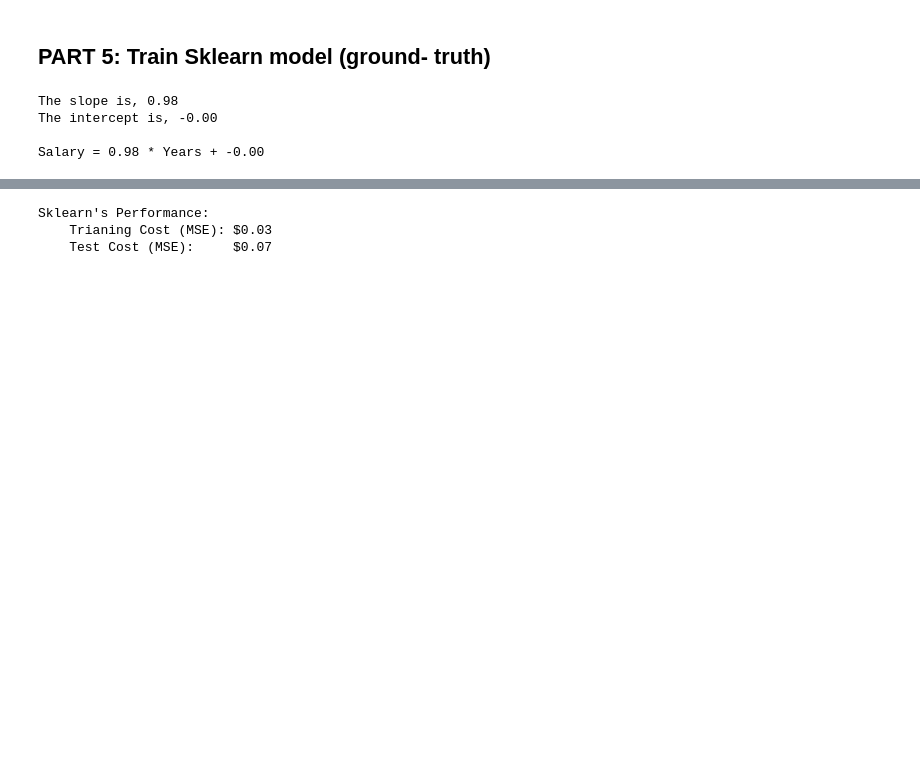
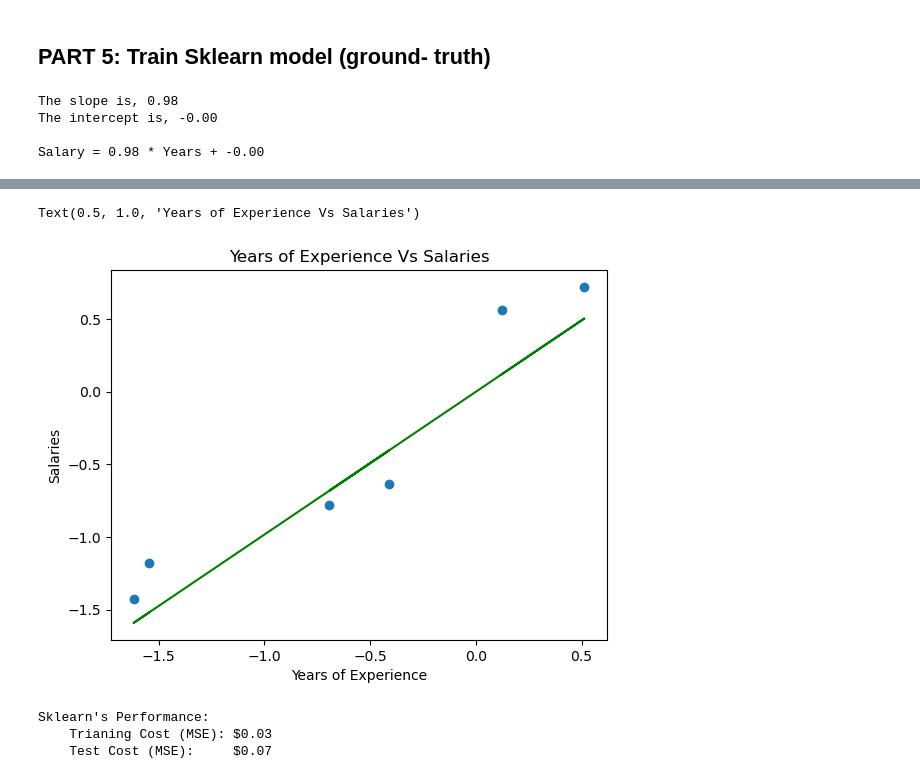
Before and after one commit to the-liyanage/from-scratch, a Jupyter notebook: regression/basic-linear-regression/gradient_desc.ipynb, the cells around one changed output, grey strips where cells are left out. Cells and saved outputs as stored; diff of their text form; code cells hidden in the pictures; blank space fills up the shorter version.

```diff
--- a/regression/basic-linear-regression/gradient_desc.ipynb
+++ b/regression/basic-linear-regression/gradient_desc.ipynb
@@ -183,3 +194,13 @@ Salary = 0.98 * Years + -0.00
+# %%
+#Visualizing the graph for the test-set
+plt.scatter(X_test_scaled, y_test_scaled)
+plt.plot(X_test_scaled, model.predict(X_test_scaled), color = "green")
+plt.xlabel("Years of Experience")
+plt.ylabel("Salaries")
+plt.title("Years of Experience Vs Salaries")
+# %% [output]
+Text(0.5, 1.0, 'Years of Experience Vs Salaries')
+[figure, added]
 # %%
 #Make predictions
 y_train_pred_sklearn = model.predict(X_train_scaled)
```
Also changed, not shown: parts of 5 cells of this notebook.
